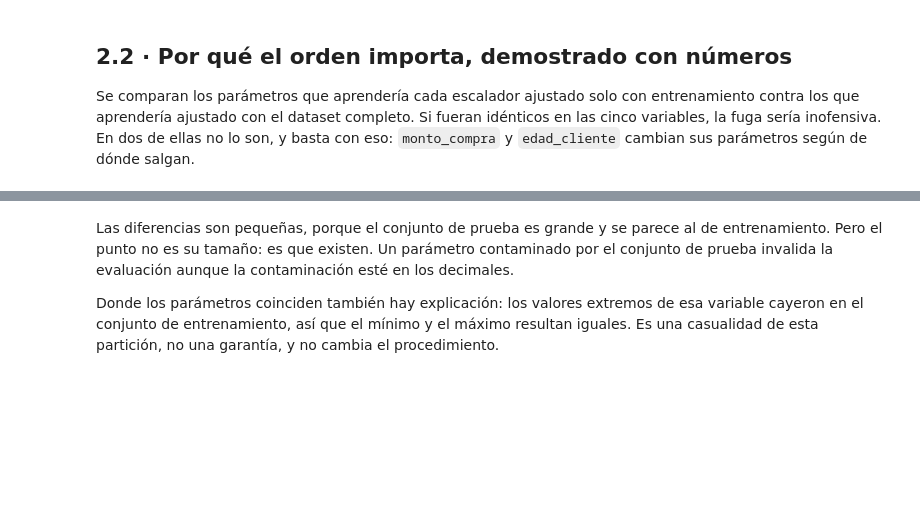
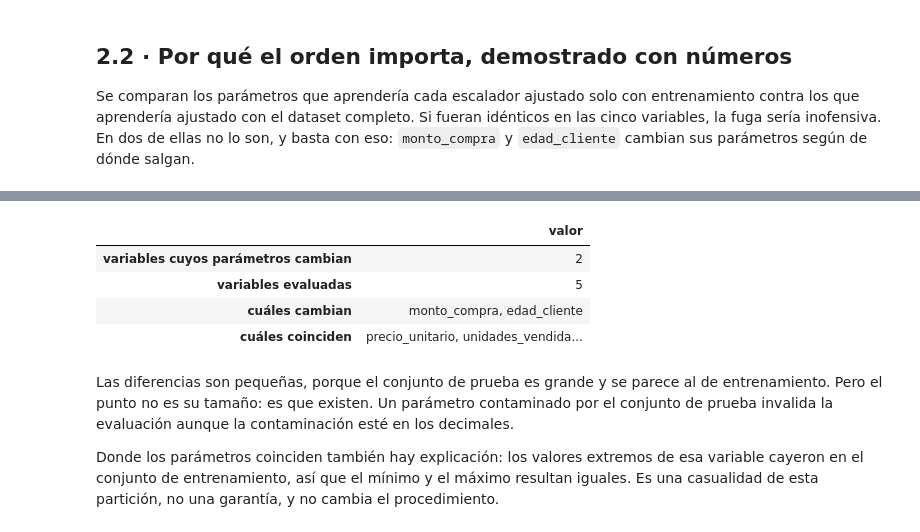
Before and after one commit to rborja79/preprocesamientodedatos, a Jupyter notebook: S08_PD_Grupo05_Escalado.ipynb, the cells around one changed output, grey strips where cells are left out. Saved outputs shown, nothing was run; the diff lists cells and outputs as text; code cells hidden in the pictures; blank space fills up the shorter version.

```diff
--- a/S08_PD_Grupo05_Escalado.ipynb
+++ b/S08_PD_Grupo05_Escalado.ipynb
@@ -243,15 +282,21 @@ pd.DataFrame(comparacion_fuga).set_index("variable")
 # %%
-with pd.option_context("display.max_colwidth", 200):
-    display(pd.DataFrame(comparacion_fuga).set_index("variable"))
-
 cambian = pd.DataFrame(comparacion_fuga).set_index("variable")["difieren"]
 
-pd.DataFrame({"valor": [
+resumen_fuga = pd.DataFrame({"valor": [
     int(cambian.sum()), len(cambian),
     ", ".join(cambian[cambian].index) or "ninguna",
     ", ".join(cambian[~cambian].index) or "ninguna",
 ]}, index=["variables cuyos parámetros cambian", "variables evaluadas",
-           "cuáles cambian", "cuáles coinciden"]).style.set_properties(**{"white-space": "pre-wrap"})
+           "cuáles cambian", "cuáles coinciden"])
+
+with pd.option_context("display.max_colwidth", 200):
+    display(resumen_fuga)
+# %% [output]
+|  | valor |
+| variables cuyos parámetros cambian | 2 |
+| variables evaluadas | 5 |
+| cuáles cambian | monto_compra, edad_cliente |
+| cuáles coinciden | precio_unitario, unidades_vendida... |
 # %% [markdown]
 Las diferencias son pequeñas, porque el conjunto de prueba es grande y se parece al de
 entrenamiento. Pero el punto no es su tamaño: es que existen. Un parámetro contaminado por el
```
Also changed, not shown: parts of 13 cells of this notebook.
